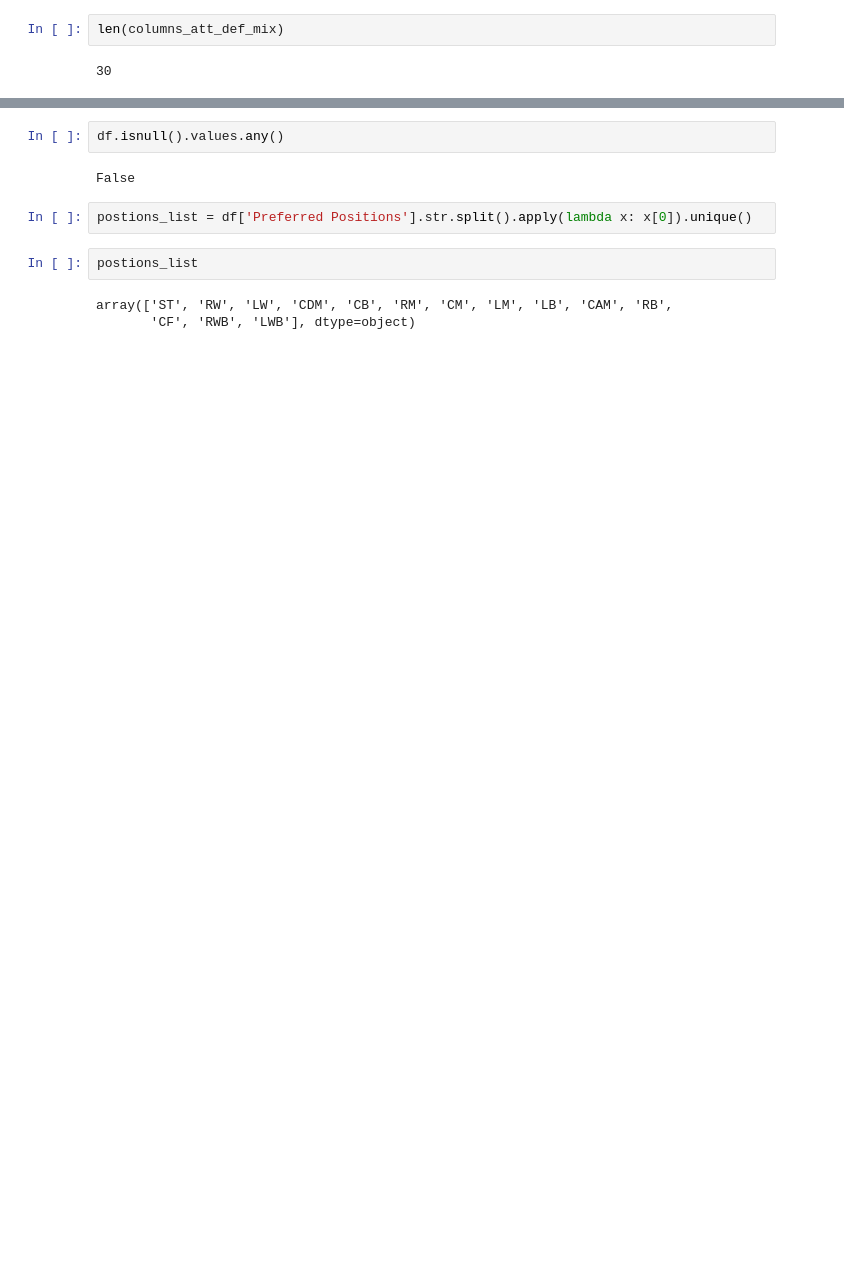
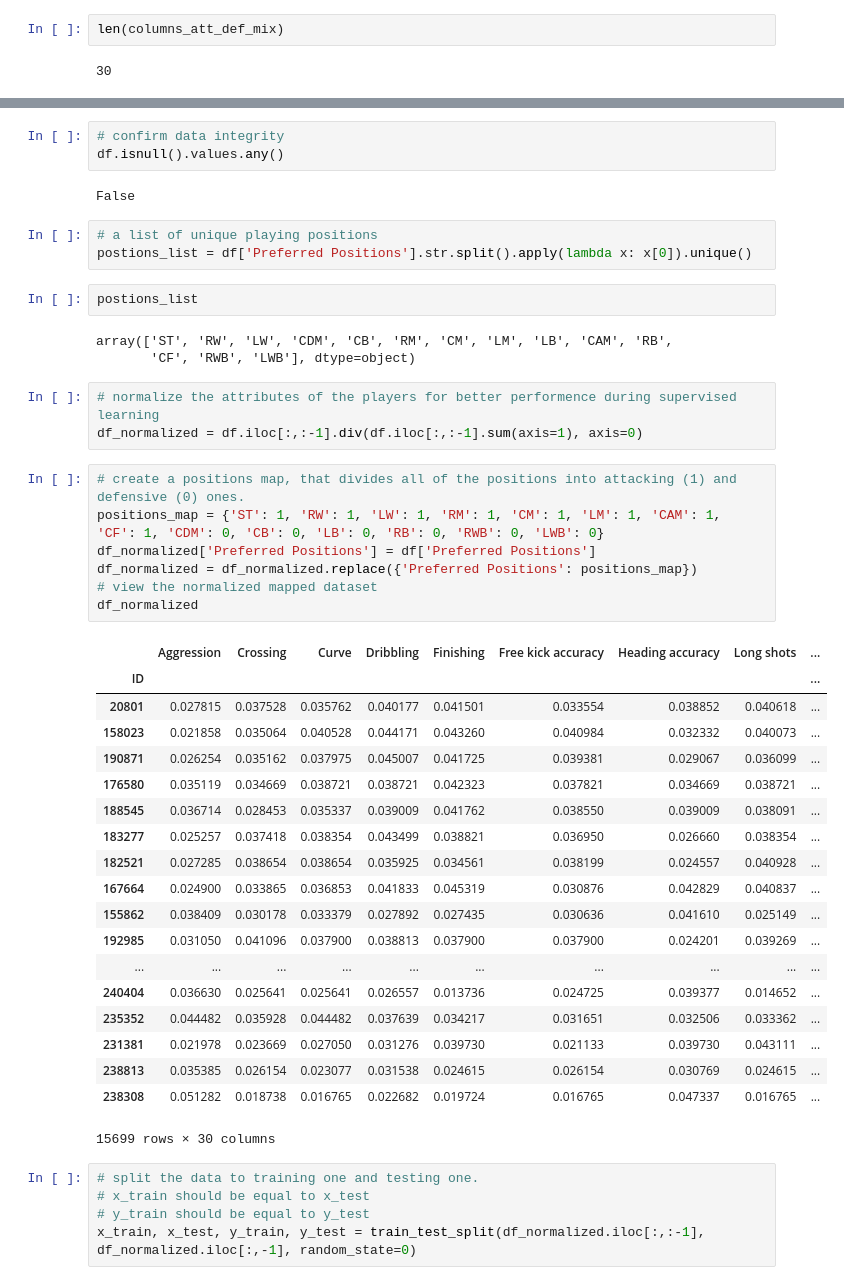
Before and after one commit to YarkoKhamar/DAProject, a Jupyter notebook: PositionPredictor.ipynb, the cells around one changed output, grey strips where cells are left out. Cells and saved outputs as stored; diff of their text form; blank space fills up the shorter version.

```diff
--- a/PositionPredictor.ipynb
+++ b/PositionPredictor.ipynb
@@ -80,11 +113,48 @@ df = df[df['Preferred Positions'] != 'GK']
 # %%
+# confirm data integrity
 df.isnull().values.any()
 # %% [output]
 False
 # %%
+# a list of unique playing positions
 postions_list = df['Preferred Positions'].str.split().apply(lambda x: x[0]).unique()
 # %%
 postions_list
 # %% [output]
 array(['ST', 'RW', 'LW', 'CDM', 'CB', 'RM', 'CM', 'LM', 'LB', 'CAM', 'RB',
        'CF', 'RWB', 'LWB'], dtype=object)
+# %%
+# normalize the attributes of the players for better performence during supervised learning
+df_normalized = df.iloc[:,:-1].div(df.iloc[:,:-1].sum(axis=1), axis=0)
+# %%
+# create a positions map, that divides all of the positions into attacking (1) and defensive (0) ones.
+positions_map = {'ST': 1, 'RW': 1, 'LW': 1, 'RM': 1, 'CM': 1, 'LM': 1, 'CAM': 1, 'CF': 1, 'CDM': 0, 'CB': 0, 'LB': 0, 'RB': 0, 'RWB': 0, 'LWB': 0}
+df_normalized['Preferred Positions'] = df['Preferred Positions']
+df_normalized = df_normalized.replace({'Preferred Positions': positions_map})
+# view the normalized mapped dataset
+df_normalized
+# %% [output]
+|  | Aggression | Crossing | Curve | Dribbling | Finishing | Free kick accuracy | Heading accuracy | Long shots | ... |
+| ID |  |  |  |  |  |  |  |  | ... |
+| 20801 | 0.027815 | 0.037528 | 0.035762 | 0.040177 | 0.041501 | 0.033554 | 0.038852 | 0.040618 | ... |
+| 158023 | 0.021858 | 0.035064 | 0.040528 | 0.044171 | 0.043260 | 0.040984 | 0.032332 | 0.040073 | ... |
+| 190871 | 0.026254 | 0.035162 | 0.037975 | 0.045007 | 0.041725 | 0.039381 | 0.029067 | 0.036099 | ... |
+| 176580 | 0.035119 | 0.034669 | 0.038721 | 0.038721 | 0.042323 | 0.037821 | 0.034669 | 0.038721 | ... |
+| 188545 | 0.036714 | 0.028453 | 0.035337 | 0.039009 | 0.041762 | 0.038550 | 0.039009 | 0.038091 | ... |
+| 183277 | 0.025257 | 0.037418 | 0.038354 | 0.043499 | 0.038821 | 0.036950 | 0.026660 | 0.038354 | ... |
+| 182521 | 0.027285 | 0.038654 | 0.038654 | 0.035925 | 0.034561 | 0.038199 | 0.024557 | 0.040928 | ... |
+| 167664 | 0.024900 | 0.033865 | 0.036853 | 0.041833 | 0.045319 | 0.030876 | 0.042829 | 0.040837 | ... |
+| 155862 | 0.038409 | 0.030178 | 0.033379 | 0.027892 | 0.027435 | 0.030636 | 0.041610 | 0.025149 | ... |
+| 192985 | 0.031050 | 0.041096 | 0.037900 | 0.038813 | 0.037900 | 0.037900 | 0.024201 | 0.039269 | ... |
+| ... | ... | ... | ... | ... | ... | ... | ... | ... | ... |
+| 240404 | 0.036630 | 0.025641 | 0.025641 | 0.026557 | 0.013736 | 0.024725 | 0.039377 | 0.014652 | ... |
+| 235352 | 0.044482 | 0.035928 | 0.044482 | 0.037639 | 0.034217 | 0.031651 | 0.032506 | 0.033362 | ... |
+| 231381 | 0.021978 | 0.023669 | 0.027050 | 0.031276 | 0.039730 | 0.021133 | 0.039730 | 0.043111 | ... |
+| 238813 | 0.035385 | 0.026154 | 0.023077 | 0.031538 | 0.024615 | 0.026154 | 0.030769 | 0.024615 | ... |
+| 238308 | 0.051282 | 0.018738 | 0.016765 | 0.022682 | 0.019724 | 0.016765 | 0.047337 | 0.016765 | ... |
+15699 rows × 30 columns
+# %%
+# split the data to training one and testing one.
+# x_train should be equal to x_test
+# y_train should be equal to y_test
+x_train, x_test, y_train, y_test = train_test_split(df_normalized.iloc[:,:-1], df_normalized.iloc[:,-1], random_state=0)
```
Also changed, not shown: parts of 70 cells of this notebook, 2 other files.
